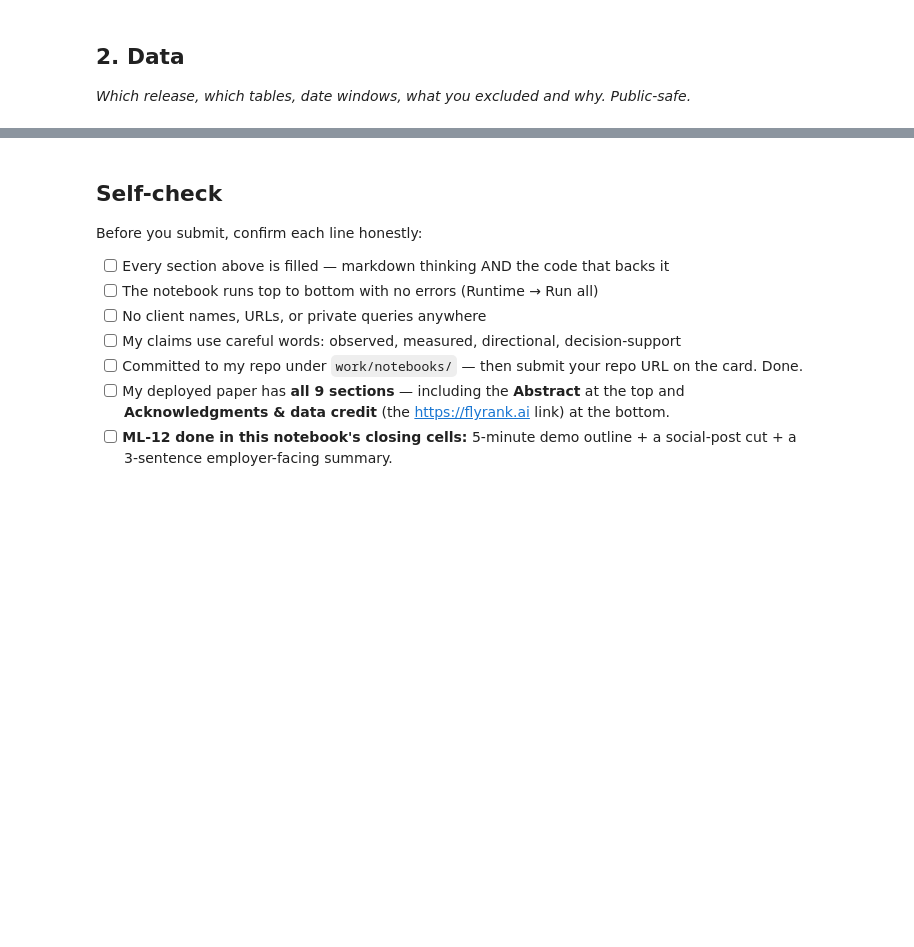
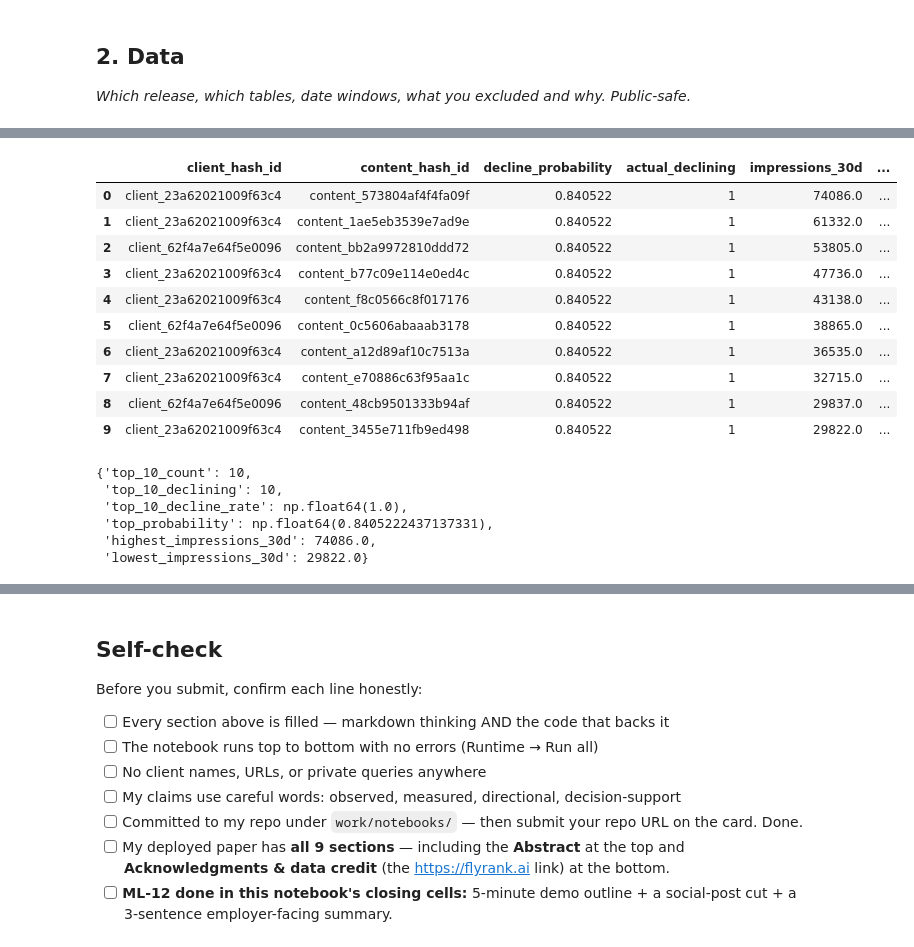
Before and after one commit to fatimahmahmood/flyrank_ml_internship, a Jupyter notebook: work/notebooks/capstone.ipynb, the cells around one changed output, grey strips where cells are left out. Cells and saved outputs as stored; diff of their text form; code cells hidden in the pictures; blank space fills up the shorter version.

```diff
--- a/work/notebooks/capstone.ipynb
+++ b/work/notebooks/capstone.ipynb
@@ -36,0 +930,64 @@ This skeleton is yours to fill. Work the sections **in order** — each one has
+# %%
+ranked_recommendations = X_test.copy()
+
+ranked_recommendations["client_hash_id"] = model_data.loc[
+    X_test.index, "client_hash_id"
+].values
+
+ranked_recommendations["content_hash_id"] = model_data.loc[
+    X_test.index, "content_hash_id"
+].values
+
+ranked_recommendations["actual_declining"] = y_test.values
+
+ranked_recommendations["decline_probability"] = model.predict_proba(X_test)[:, 1]
+
+ranked_recommendations = (
+    ranked_recommendations
+    .sort_values(
+        ["decline_probability", "impressions_30d"],
+        ascending=[False, False]
+    )
+    .reset_index(drop=True)
+)
+
+ranked_recommendations[
+    [
+        "client_hash_id",
+        "content_hash_id",
+        "decline_probability",
+        "actual_declining",
+        "impressions_30d",
+        "impressions_recent_share"
+    ]
+].head(10)
+# %% [output]
+|  | client_hash_id | content_hash_id | decline_probability | actual_declining | impressions_30d | ... |
+| 0 | client_23a62021009f63c4 | content_573804af4f4fa09f | 0.840522 | 1 | 74086.0 | ... |
+| 1 | client_23a62021009f63c4 | content_1ae5eb3539e7ad9e | 0.840522 | 1 | 61332.0 | ... |
+| 2 | client_62f4a7e64f5e0096 | content_bb2a9972810ddd72 | 0.840522 | 1 | 53805.0 | ... |
+| 3 | client_23a62021009f63c4 | content_b77c09e114e0ed4c | 0.840522 | 1 | 47736.0 | ... |
+| 4 | client_23a62021009f63c4 | content_f8c0566c8f017176 | 0.840522 | 1 | 43138.0 | ... |
+| 5 | client_62f4a7e64f5e0096 | content_0c5606abaaab3178 | 0.840522 | 1 | 38865.0 | ... |
+| 6 | client_23a62021009f63c4 | content_a12d89af10c7513a | 0.840522 | 1 | 36535.0 | ... |
+| 7 | client_23a62021009f63c4 | content_e70886c63f95aa1c | 0.840522 | 1 | 32715.0 | ... |
+| 8 | client_62f4a7e64f5e0096 | content_48cb9501333b94af | 0.840522 | 1 | 29837.0 | ... |
+| 9 | client_23a62021009f63c4 | content_3455e711fb9ed498 | 0.840522 | 1 | 29822.0 | ... |
+# %%
+top10_summary = {
+    "top_10_count": len(ranked_recommendations.head(10)),
+    "top_10_declining": int(ranked_recommendations.head(10)["actual_declining"].sum()),
+    "top_10_decline_rate": ranked_recommendations.head(10)["actual_declining"].mean(),
+    "top_probability": ranked_recommendations.head(10)["decline_probability"].iloc[0],
+    "highest_impressions_30d": ranked_recommendations.head(10)["impressions_30d"].max(),
+    "lowest_impressions_30d": ranked_recommendations.head(10)["impressions_30d"].min()
+}
+
+top10_summary
+# %% [output]
+{'top_10_count': 10,
+ 'top_10_declining': 10,
+ 'top_10_decline_rate': np.float64(1.0),
+ 'top_probability': np.float64(0.8405222437137331),
+ 'highest_impressions_30d': 74086.0,
+ 'lowest_impressions_30d': 29822.0}
```
Also changed, not shown: parts of 57 cells of this notebook.
